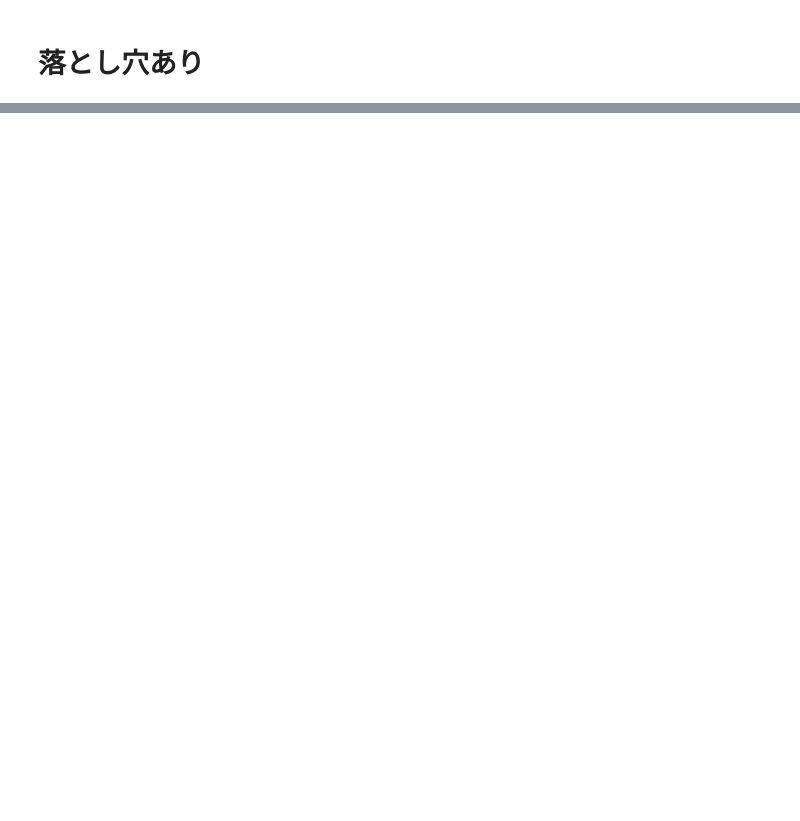
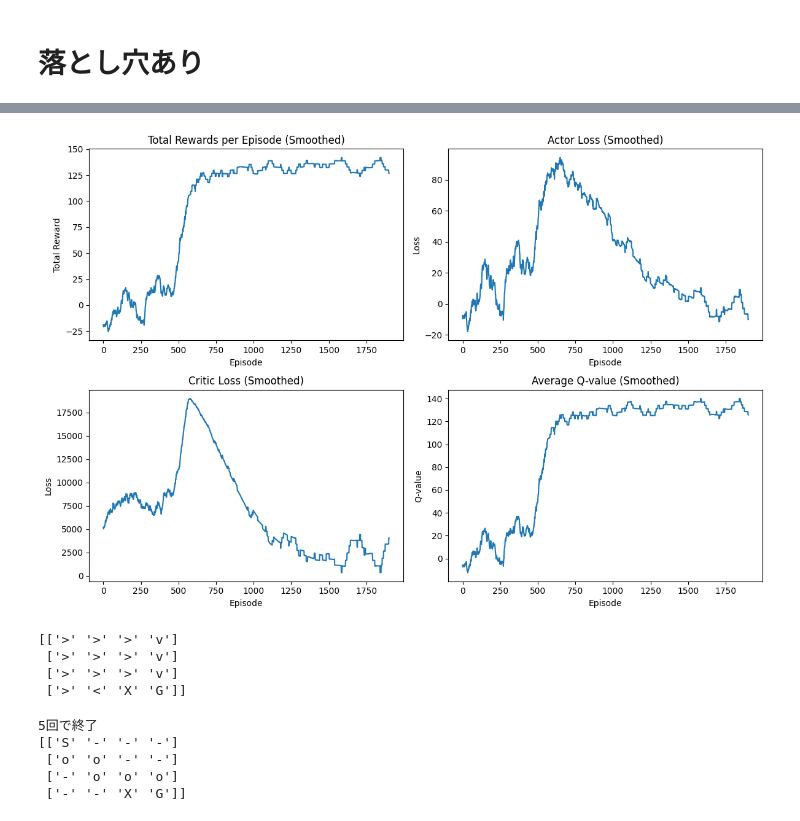
Before and after one commit to AriRyo/kjmlab_intern, a Jupyter notebook: smt-layer/scripts/gwac-smt-test2.ipynb, the cells around one changed output, grey strips where cells are left out. Drawn from its saved outputs; the diff is of its cells as text; code cells hidden in the pictures; blank space fills up the shorter version.

```diff
--- a/smt-layer/scripts/gwac-smt-test2.ipynb
+++ b/smt-layer/scripts/gwac-smt-test2.ipynb
@@ -435,0 +438,14 @@ plot_path(path, env)
+# %%
+
+## 落とし穴を含む環境とエージェントの設定
+# 落とし穴の位置を指定（例として[2, 2]に設置）
+pitfall_positions = [[3, 2]] # 落とし穴の位置を指定
+env = GridWorld(size=4, pitfall_positions=pitfall_positions)
+# env = GridWorld(size=4, pitfall_positions=None)
+state_size = env.size * env.size
+action_size = 4
+agent = Agent(state_size, env.size, env.pitfall_positions, action_size)
+
+# Train the agent
+max_t = 30
+scores, actor_losses, critic_losses, Q_values = train(env, agent, n_episodes=2000, max_t=max_t)
@@ -435,0 +473,27 @@ plot_path(path, env)
+# %%
+
+# Plot results
+plot_results(scores, actor_losses, critic_losses, Q_values)
+# %% [output]
+[figure, added]
+# %%
+
+# Visualize policy
+policy = get_policy(agent, env)
+plot_policy(policy, env)
+# %% [output]
+[['>' '>' '>' 'v']
+ ['>' '>' '>' 'v']
+ ['>' '>' '>' 'v']
+ ['>' '<' 'X' 'G']]
+# %%
+
+# Visualize deterministic episode
+path = visualize_episode(agent, env)
+plot_path(path, env)
+# %% [output]
+5回で終了
+[['S' '-' '-' '-']
+ ['o' 'o' '-' '-']
+ ['-' 'o' 'o' 'o']
+ ['-' '-' 'X' 'G']]
```
Also changed, not shown: parts of 11 cells of this notebook, 2 other files.
